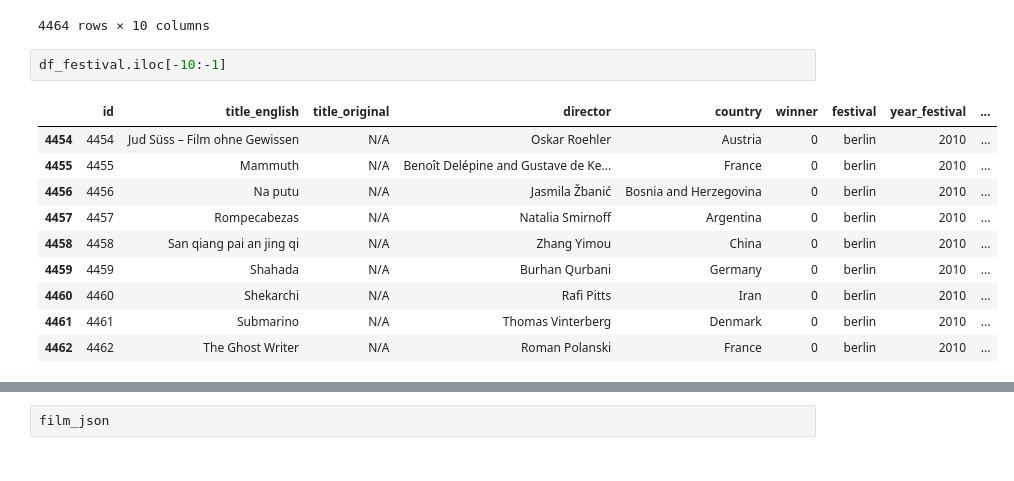
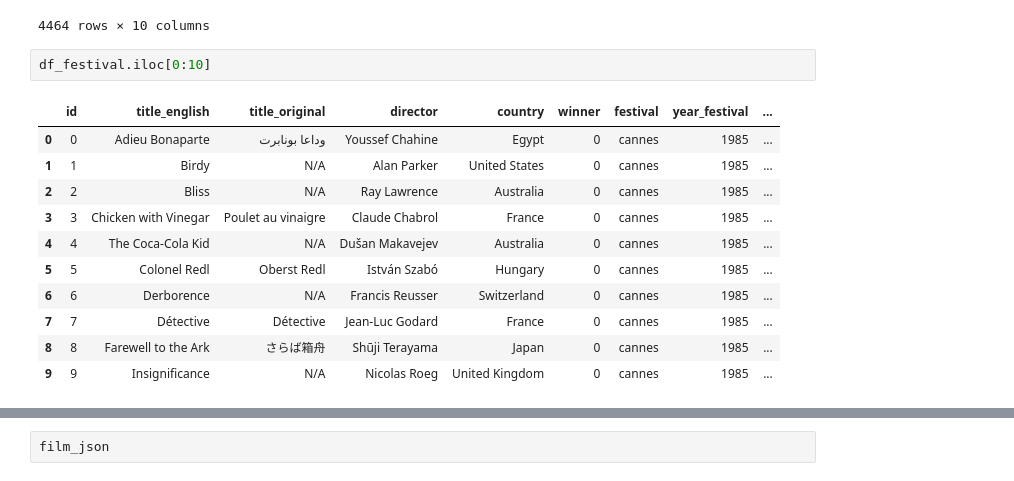
Before and after one commit to cynthia-d-yue/thesis, a Jupyter notebook: scrape_films.ipynb, the cells around one changed output, grey strips where cells are left out. Drawn from its saved outputs; the diff is of its cells as text.

```diff
--- a/scrape_films.ipynb
+++ b/scrape_films.ipynb
@@ -25,15 +27,16 @@ df_festival
 | 4463 | 4463 | The Killer Inside Me | N/A | Michael Winterbottom | United States | 0 | berlin | 2010 | ... |
 4464 rows × 10 columns
 # %%
-df_festival.iloc[-10:-1]
+df_festival.iloc[0:10]
 # %% [output]
 |  | id | title_english | title_original | director | country | winner | festival | year_festival | ... |
-| 4454 | 4454 | Jud Süss – Film ohne Gewissen | N/A | Oskar Roehler | Austria | 0 | berlin | 2010 | ... |
-| 4455 | 4455 | Mammuth | N/A | Benoît Delépine and Gustave de Ke... | France | 0 | berlin | 2010 | ... |
-| 4456 | 4456 | Na putu | N/A | Jasmila Žbanić | Bosnia and Herzegovina | 0 | berlin | 2010 | ... |
-| 4457 | 4457 | Rompecabezas | N/A | Natalia Smirnoff | Argentina | 0 | berlin | 2010 | ... |
-| 4458 | 4458 | San qiang pai an jing qi | N/A | Zhang Yimou | China | 0 | berlin | 2010 | ... |
-| 4459 | 4459 | Shahada | N/A | Burhan Qurbani | Germany | 0 | berlin | 2010 | ... |
-| 4460 | 4460 | Shekarchi | N/A | Rafi Pitts | Iran | 0 | berlin | 2010 | ... |
-| 4461 | 4461 | Submarino | N/A | Thomas Vinterberg | Denmark | 0 | berlin | 2010 | ... |
-| 4462 | 4462 | The Ghost Writer | N/A | Roman Polanski | France | 0 | berlin | 2010 | ... |
+| 0 | 0 | Adieu Bonaparte | وداعا بونابرت | Youssef Chahine | Egypt | 0 | cannes | 1985 | ... |
+| 1 | 1 | Birdy | N/A | Alan Parker | United States | 0 | cannes | 1985 | ... |
+| 2 | 2 | Bliss | N/A | Ray Lawrence | Australia | 0 | cannes | 1985 | ... |
+| 3 | 3 | Chicken with Vinegar | Poulet au vinaigre | Claude Chabrol | France | 0 | cannes | 1985 | ... |
+| 4 | 4 | The Coca-Cola Kid | N/A | Dušan Makavejev | Australia | 0 | cannes | 1985 | ... |
+| 5 | 5 | Colonel Redl | Oberst Redl | István Szabó | Hungary | 0 | cannes | 1985 | ... |
+| 6 | 6 | Derborence | N/A | Francis Reusser | Switzerland | 0 | cannes | 1985 | ... |
+| 7 | 7 | Détective | Détective | Jean-Luc Godard | France | 0 | cannes | 1985 | ... |
+| 8 | 8 | Farewell to the Ark | さらば箱舟 | Shūji Terayama | Japan | 0 | cannes | 1985 | ... |
+| 9 | 9 | Insignificance | N/A | Nicolas Roeg | United Kingdom | 0 | cannes | 1985 | ... |
```
Also changed, not shown: parts of 10 cells of this notebook.
